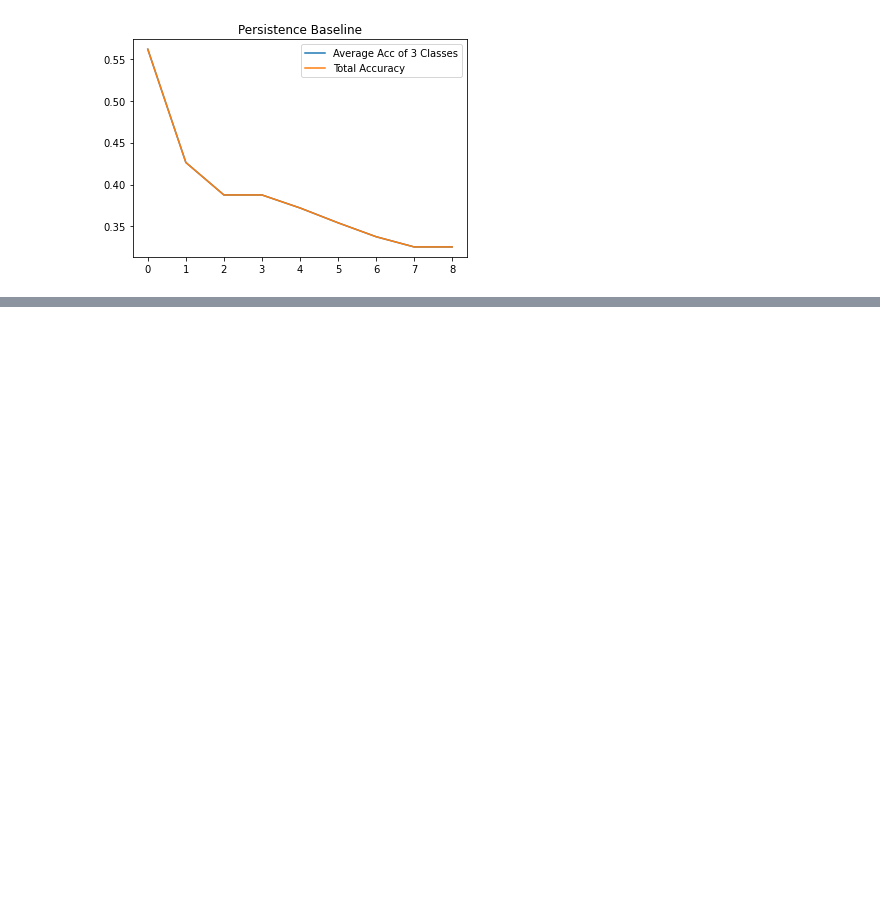
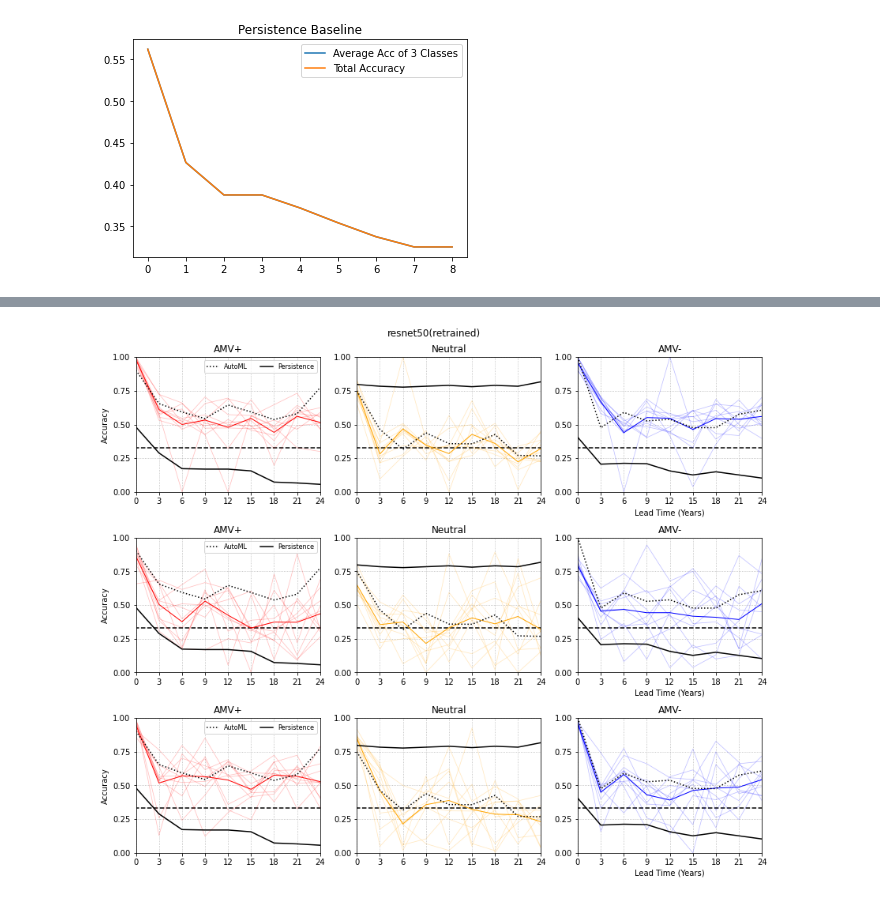
Before and after one commit to glennliu265/predict_amv, a Jupyter notebook: Analysis/viz_results_EMCL.ipynb, the cells around one changed output, grey strips where cells are left out. Cells and saved outputs as stored; diff of their text form; code cells hidden in the pictures; blank space fills up the shorter version.

Commit message:
Added visualization scripts
Added new visualization script for AMV plots (consolidated methods from viz_input_labels,plot_climatology_amv)
Added plots for ECML papers

```diff
--- a/Analysis/viz_results_EMCL.ipynb
+++ b/Analysis/viz_results_EMCL.ipynb
@@ -264,0 +243,40 @@ plt.savefig("%sTotalPredAcc.png"%outfigpath,dpi=200)
+# %%
+# Plot Accuracy vs Leadtime for each Predictor
+
+classcol = ['r','orange','b']
+
+fig,axsall = plt.subplots(3,3,figsize=(12,10))
+
+for i in range(3): # Looping for each model type
+
+    axs = axsall[i,:]
+    for c in range(3):
+        ax = axs[c]
+
+        if c == 0:
+            ax.set_ylabel("Accuracy")
+        if c == 2:
+            ax.set_xlabel("Lead Time (Years)")
+
+        ax.grid(True,ls='dotted')
+        ax.set_xticks(leads)
+        ax.set_yticks(np.arange(0,1.25,.25))
+        ax.set_xlim(0,24)
+        ax.set_title("%s" %(classes[c]))
+
+        for r in range(10):
+            ax.plot(leads,classacc[i,r,:,c],label="",color=classcol[c],alpha=0.25,lw=0.75)
+        ax.plot(leads,classacc[i,:,:,c].mean(0),color=classcol[c],alpha=1,lw=1)
+        #ax.plot(np.arange(0,25,1),autodat[:,c],color='k',ls='dotted',label="AutoML")
+        ax.plot(leads,autodat[::3,c],color='k',ls='dotted',label="AutoML")
+        ax.plot(leads,persaccclass[:,c],color='k',label="Persistence")
+
+        ax.hlines([0.33],xmin=-1,xmax=25,ls="dashed",color='k')
+        ax.set_ylim([0,1])
+        if c == 0:
+            ax.legend(fontsize=8,ncol=3)
+    plt.suptitle(expnames[i])
+    plt.tight_layout()
+#plt.savefig("%sAccbyClass_Leadtime_%s_vertical.png"% (outfigpath,expnames[i]),dpi=200)
+# %% [output]
+[figure, added]
```
Also changed, not shown: parts of 8 cells of this notebook, 3 other files.
